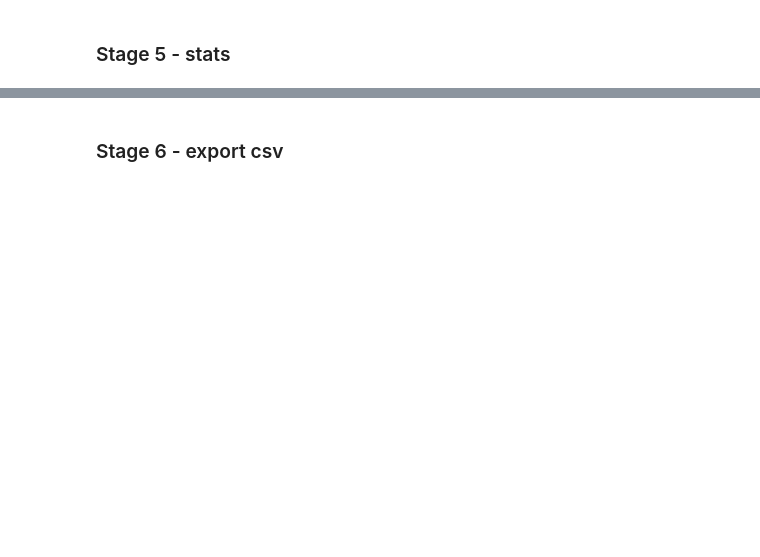
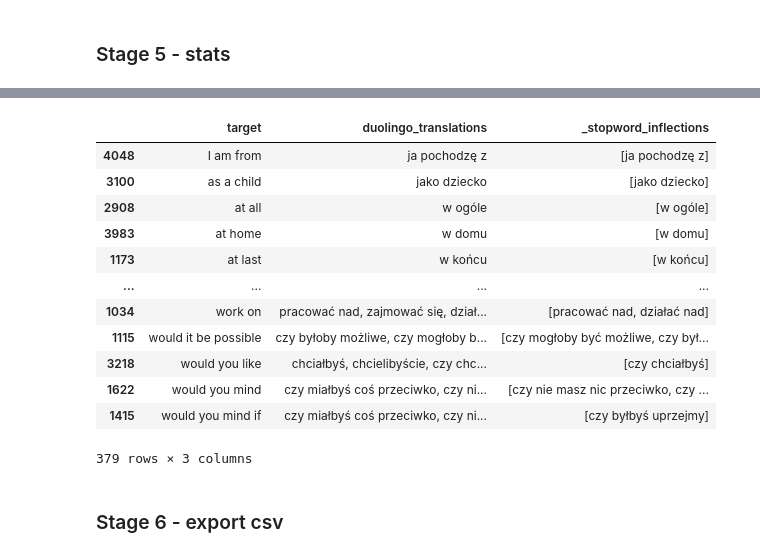
Before and after one commit to rrkarpinski/lingoblend-chrome, a Jupyter notebook: data_preprocessing/vocab_preprocessing.ipynb, the cells around one changed output, grey strips where cells are left out. Saved outputs shown, nothing was run; the diff lists cells and outputs as text; code cells hidden in the pictures; blank space fills up the shorter version.

```diff
--- a/data_preprocessing/vocab_preprocessing.ipynb
+++ b/data_preprocessing/vocab_preprocessing.ipynb
@@ -2806,0 +3423,16 @@ single_uninflected[['target', 'duolingo_translations', 'inflection_generation_un
+# %%
+stopword_hits[["target", "duolingo_translations", "_stopword_inflections"]]
+# %% [output]
+|  | target | duolingo_translations | _stopword_inflections |
+| 4048 | I am from | ja pochodzę z | [ja pochodzę z] |
+| 3100 | as a child | jako dziecko | [jako dziecko] |
+| 2908 | at all | w ogóle | [w ogóle] |
+| 3983 | at home | w domu | [w domu] |
+| 1173 | at last | w końcu | [w końcu] |
+| ... | ... | ... | ... |
+| 1034 | work on | pracować nad, zajmować się, dział... | [pracować nad, działać nad] |
+| 1115 | would it be possible | czy byłoby możliwe, czy mogłoby b... | [czy mogłoby być możliwe, czy był... |
+| 3218 | would you like | chciałbyś, chcielibyście, czy chc... | [czy chciałbyś] |
+| 1622 | would you mind | czy miałbyś coś przeciwko, czy ni... | [czy nie masz nic przeciwko, czy ... |
+| 1415 | would you mind if | czy miałbyś coś przeciwko, czy ni... | [czy byłbyś uprzejmy] |
+379 rows × 3 columns
```
Also changed, not shown: parts of 44 cells of this notebook.
